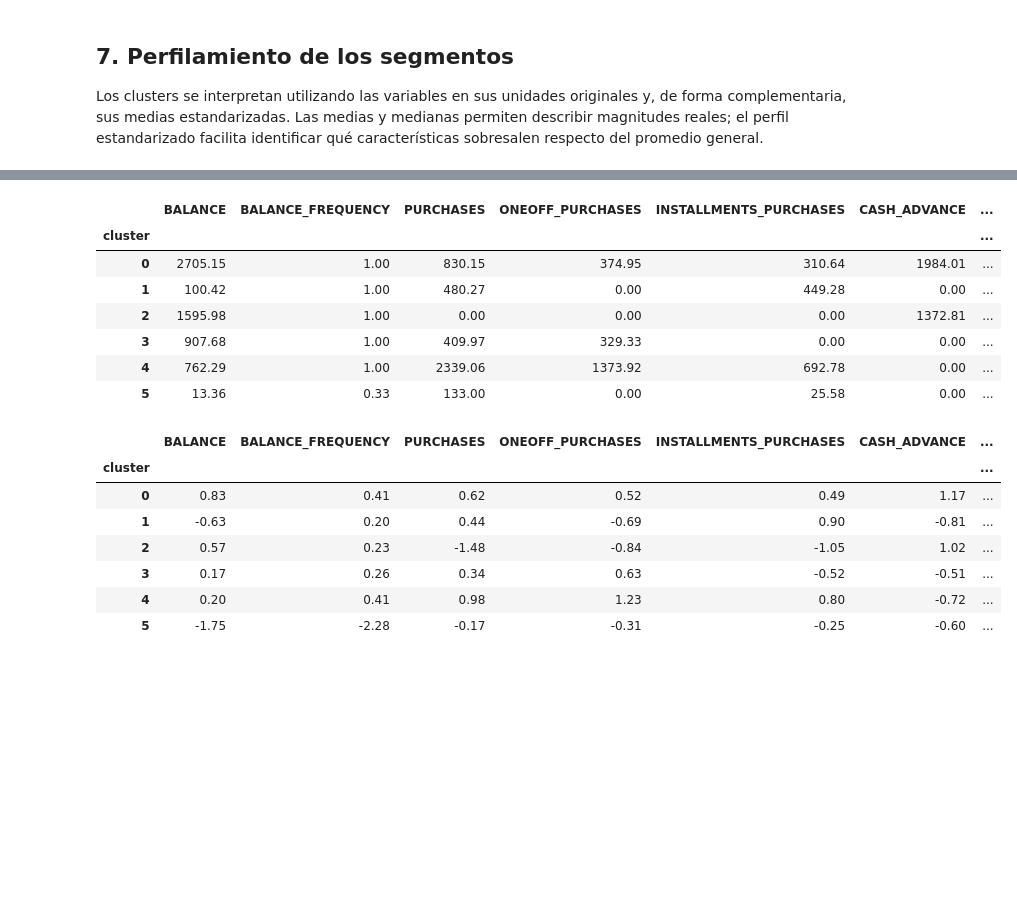
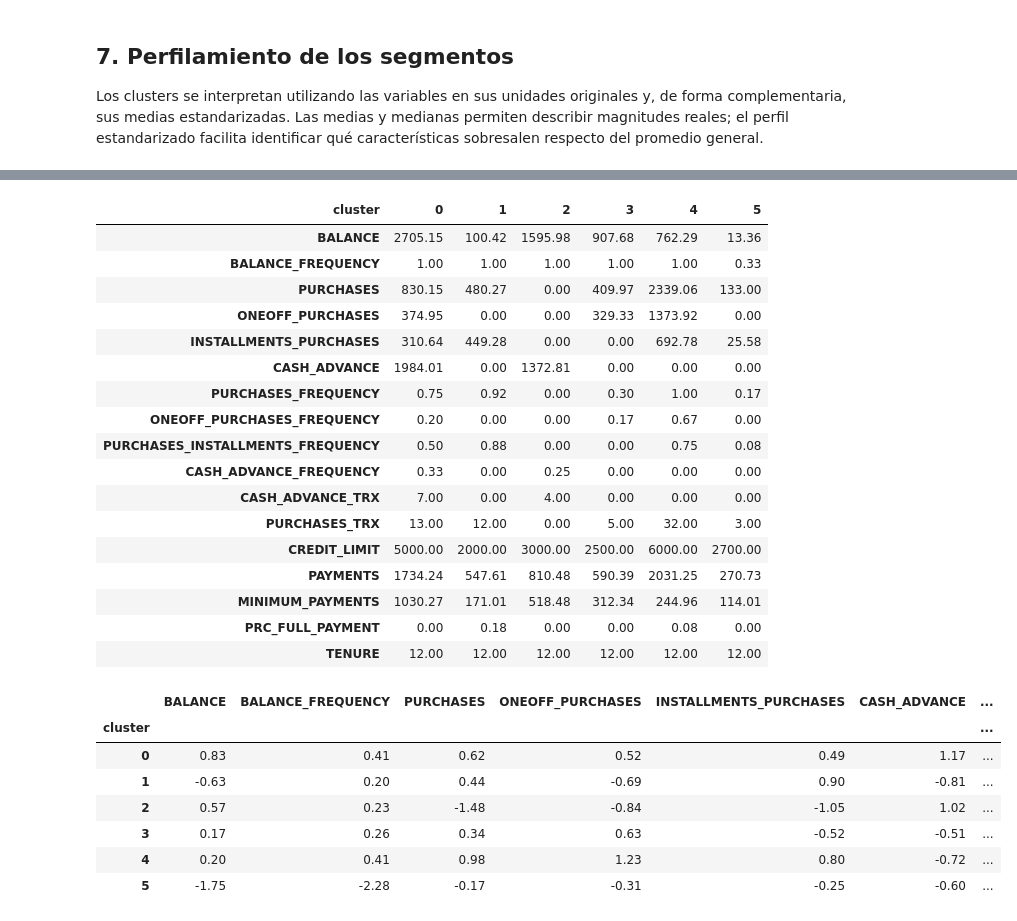
Before and after one commit to gonzalobello77/customer-segmentation, a Jupyter notebook: notebooks/02_segmentation_modeling.ipynb, the cells around one changed output, grey strips where cells are left out. Drawn from its saved outputs; the diff is of its cells as text; code cells hidden in the pictures; blank space fills up the shorter version.

```diff
--- a/notebooks/02_segmentation_modeling.ipynb
+++ b/notebooks/02_segmentation_modeling.ipynb
@@ -373,21 +412,31 @@ cluster_profile_mean
 # %%
 cluster_profile_median = (
     df_clustered
     .groupby("cluster")
     .median()
     .round(2)
 )
 
-cluster_profile_median
+display(cluster_profile_median.T)
 # %% [output]
-|  | BALANCE | BALANCE_FREQUENCY | PURCHASES | ONEOFF_PURCHASES | INSTALLMENTS_PURCHASES | CASH_ADVANCE | ... |
-| cluster |  |  |  |  |  |  | ... |
-| 0 | 2705.15 | 1.00 | 830.15 | 374.95 | 310.64 | 1984.01 | ... |
-| 1 | 100.42 | 1.00 | 480.27 | 0.00 | 449.28 | 0.00 | ... |
-| 2 | 1595.98 | 1.00 | 0.00 | 0.00 | 0.00 | 1372.81 | ... |
-| 3 | 907.68 | 1.00 | 409.97 | 329.33 | 0.00 | 0.00 | ... |
-| 4 | 762.29 | 1.00 | 2339.06 | 1373.92 | 692.78 | 0.00 | ... |
-| 5 | 13.36 | 0.33 | 133.00 | 0.00 | 25.58 | 0.00 | ... |
+| cluster | 0 | 1 | 2 | 3 | 4 | 5 |
+| BALANCE | 2705.15 | 100.42 | 1595.98 | 907.68 | 762.29 | 13.36 |
+| BALANCE_FREQUENCY | 1.00 | 1.00 | 1.00 | 1.00 | 1.00 | 0.33 |
+| PURCHASES | 830.15 | 480.27 | 0.00 | 409.97 | 2339.06 | 133.00 |
+| ONEOFF_PURCHASES | 374.95 | 0.00 | 0.00 | 329.33 | 1373.92 | 0.00 |
+| INSTALLMENTS_PURCHASES | 310.64 | 449.28 | 0.00 | 0.00 | 692.78 | 25.58 |
+| CASH_ADVANCE | 1984.01 | 0.00 | 1372.81 | 0.00 | 0.00 | 0.00 |
+| PURCHASES_FREQUENCY | 0.75 | 0.92 | 0.00 | 0.30 | 1.00 | 0.17 |
+| ONEOFF_PURCHASES_FREQUENCY | 0.20 | 0.00 | 0.00 | 0.17 | 0.67 | 0.00 |
+| PURCHASES_INSTALLMENTS_FREQUENCY | 0.50 | 0.88 | 0.00 | 0.00 | 0.75 | 0.08 |
+| CASH_ADVANCE_FREQUENCY | 0.33 | 0.00 | 0.25 | 0.00 | 0.00 | 0.00 |
+| CASH_ADVANCE_TRX | 7.00 | 0.00 | 4.00 | 0.00 | 0.00 | 0.00 |
+| PURCHASES_TRX | 13.00 | 12.00 | 0.00 | 5.00 | 32.00 | 3.00 |
+| CREDIT_LIMIT | 5000.00 | 2000.00 | 3000.00 | 2500.00 | 6000.00 | 2700.00 |
+| PAYMENTS | 1734.24 | 547.61 | 810.48 | 590.39 | 2031.25 | 270.73 |
+| MINIMUM_PAYMENTS | 1030.27 | 171.01 | 518.48 | 312.34 | 244.96 | 114.01 |
+| PRC_FULL_PAYMENT | 0.00 | 0.18 | 0.00 | 0.00 | 0.08 | 0.00 |
+| TENURE | 12.00 | 12.00 | 12.00 | 12.00 | 12.00 | 12.00 |
 # %%
 df_scaled_clustered = X_scaled_df.copy()
 df_scaled_clustered["cluster"] = final_labels
```
Also changed, not shown: parts of 10 cells of this notebook, 4 other files.
